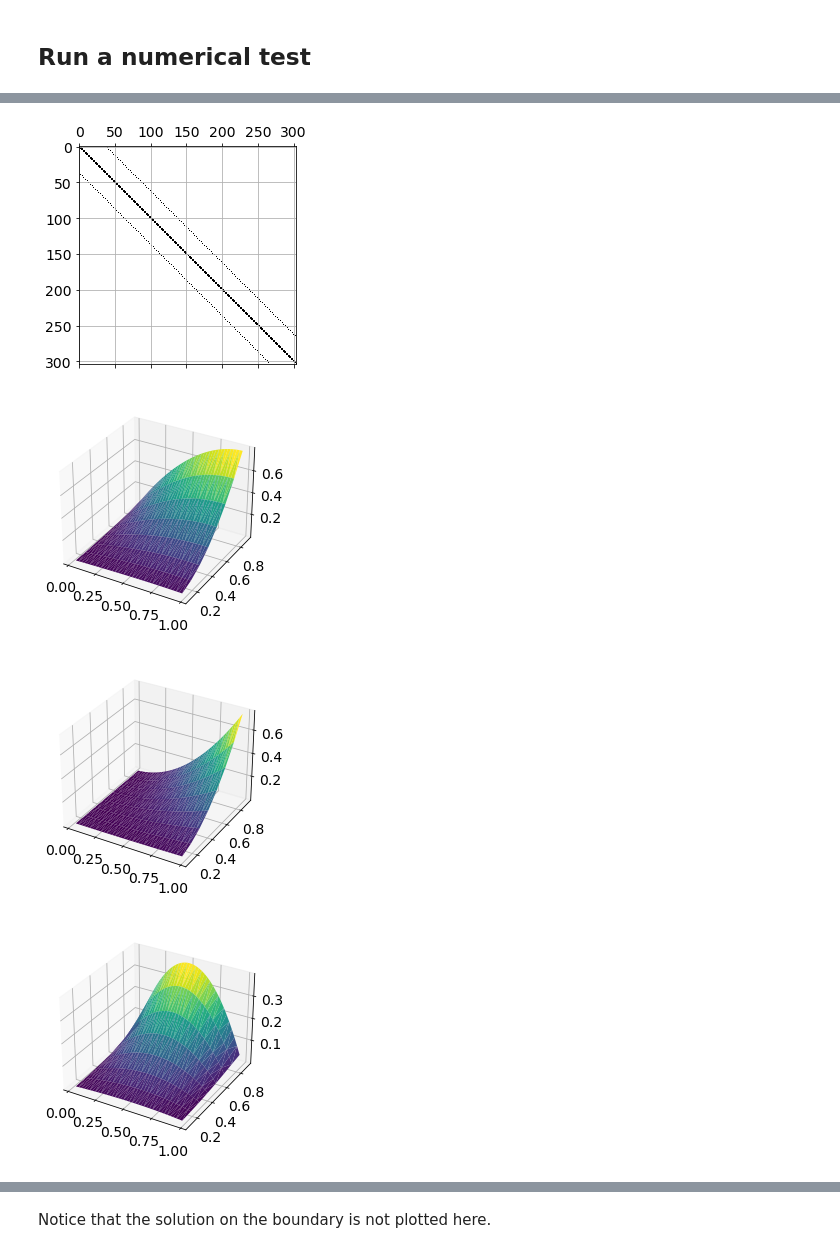
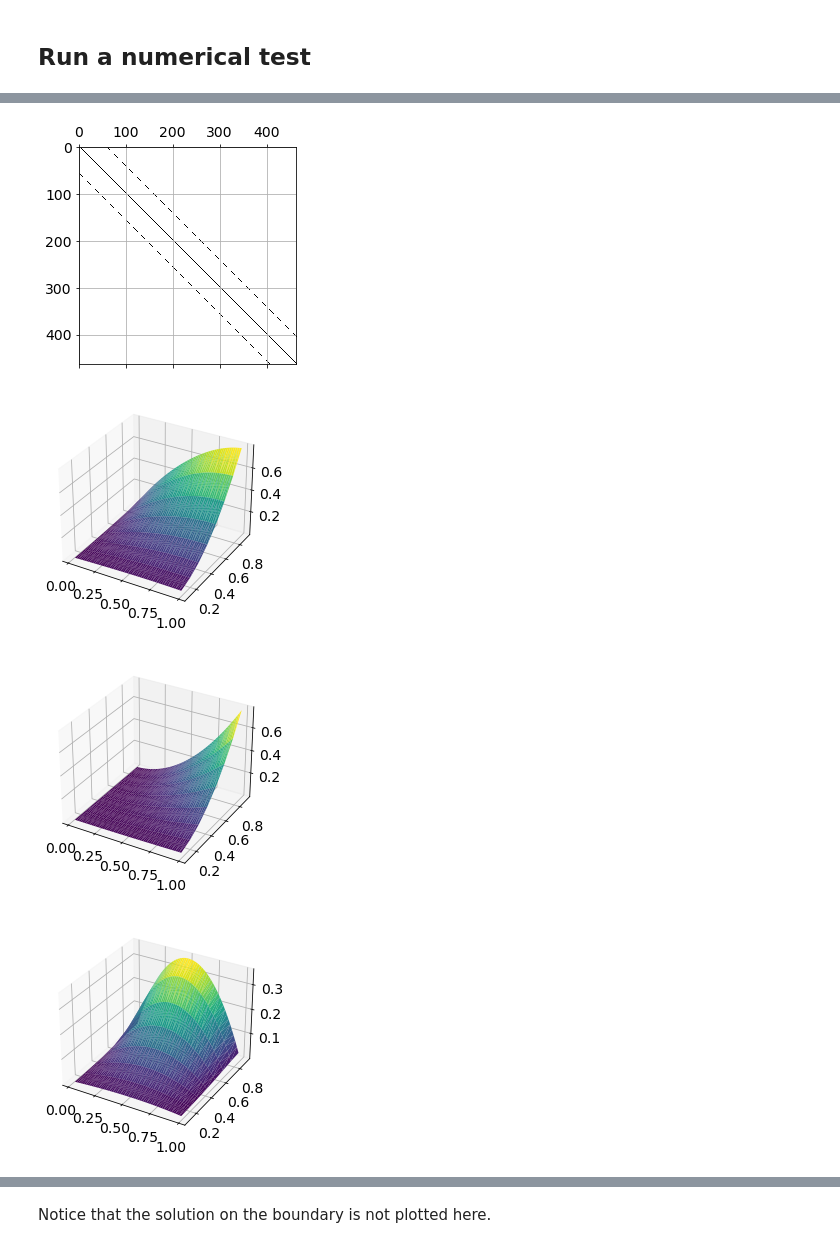
Before and after one commit to markus0800/num.diff-project-1, a Jupyter notebook: project1_version2.ipynb, the cells around one changed output, grey strips where cells are left out. Drawn from its saved outputs; the diff is of its cells as text; code cells hidden in the pictures.

```diff
--- a/project1_version2.ipynb
+++ b/project1_version2.ipynb
@@ -79,8 +79,7 @@ class BVP(object):
 # %% [markdown]
 * Implement the solver.
 # %%
-def solve_bvp(bvp):
-
+def solve_bvp(bvp, c):
     # Retrieving the mesh sizes in the two dimensions,
     # the coordinates of the points (ordered) and the
     # shape of the array of INTERNAL points
@@ -108,60 +107,60 @@ def solve_bvp(bvp):
         # the variables "x" and "y" contain the respective coordinates of the correspondin points
         # in the i-th row of the array "coord"
 
-        A[i,i] = 2*bvp.a/h**2 + 1/(2*k**2)
+        A[i,i] = 2*bvp.a/h**2 + 2/(c*k**2)
 
         # check if the stencil touches the left boundary
         if (math.isclose(x-h,0, abs_tol = tol)):
 
             A[i,i+1] = -bvp.a/h**2
-            b[i] += bvp.a*bvp.g(x-h,y)/h**2 + bvp.g(x-h,y-k)/(4*k**2)
+            b[i] += bvp.a*bvp.g(x-h,y)/h**2 + bvp.g(x-h,y-k)/(c*k**2)
 
             # check it the stencil touches also the upper boundary
             if (math.isclose(y+k,1., abs_tol = tol)):
-                b[i] += bvp.g(x+h,y+k)/(4*k**2)
+                b[i] += bvp.g(x+h,y+k)/(c*k**2)
             else:
-                A[i+1,i+M_int] = -1/(4*k**2)
+                A[i+1,i+M_int] = -1/(c*k**2)
 
             # check it the stencil touches also the lower boundary
-            if (math.isclose(y+k,0., abs_tol = tol)):
-                b[i] += 0*bvp.g(x-h,y-k)/(4*k**2)
+            if (math.isclose(y-k,0., abs_tol = tol)):
+                b[i] += 0*bvp.g(x-h,y-k)/(c*k**2)
             else:
-                A[i-1,i-M_int] = -1/(4*k**2)
+                A[i-1,i-M_int] = -1/(c*k**2)
 
         # check if the stencil touches the right boundary
         elif (math.isclose(x+h,1., abs_tol = tol)):
 
             A[i,i-1] = -bvp.a/h**2
-            b[i] += bvp.a*bvp.g(x+h,y)/h**2 + bvp.g(x+h,y+k)/(4*k**2)
+            b[i] += bvp.a*bvp.g(x+h,y)/h**2 + bvp.g(x+h,y+k)/(c*k**2)
 
             # check if the stencil touches also the lower boundary
             if (math.isclose(y-k,0., abs_tol = tol)):
-                b[i] += bvp.g(x-h,y-k)/(4*k**2)
+                b[i] += bvp.g(x-h,y-k)/(c*k**2)
             else:
-                A[i-1,i-M_int] = -1/(4*k**2)
+                A[i-1,i-M_int] = -1/(c*k**2)
 
             # check if the stencil touches also the upper boundary
             if (math.isclose(y+k,1., abs_tol = tol)):
-                b[i] += 0*bvp.g(x+h,y+k)/(4*k**2)
+                b[i] += 0*bvp.g(x+h,y+k)/(c*k**2)
             else:
-                A[i+1,i+M_int] = -1/(4*k**2)
+                A[i+1,i+M_int] = -1/(c*k**2)
 
         else:
-            # the stencil can only touch the upper or lower boundary, but not the left anf right
+            # the stencil can only touch the upper or lower boundary, but not the left and right
 
             A[i,i+1] = -bvp.a/h**2
             A[i,i-1] = -bvp.a/h**2
 
             # check if the stencil touches the upper boundary
             if (math.isclose(y+k,1., abs_tol = tol)):
-                b[i] += bvp.g(x+h,y+k)/(4*k**2)
+                b[i] += bvp.g(x+h,y+k)/(c*k**2)
             else:
-                A[i+1,i+M_int] = -1/(4*k**2)
+                A[i+1,i+M_int] = -1/(c*k**2)
             #check if the stencil touches the lower boundary
             if (math.isclose(y-k,0., abs_tol = tol)):
-                b[i] += bvp.g(x-h,y-k)/(4*k**2)
+                b[i] += bvp.g(x-h,y-k)/(c*k**2)
             else:
-                A[i-1,i-M_int] = -1/(4*k**2)
+                A[i-1,i-M_int] = -1/(c*k**2)
 
     # Plot the structure of the assembled array
     plt.spy(A)
@@ -170,12 +169,12 @@ def solve_bvp(bvp):
     # Just flip the vector
     U = np.reshape(U,-1)
 
-    return U, A,  coord
+    return U, A, coord
 # %% [markdown]
 ## Run a numerical test
 # %%
-M = N = 40
-a = 2
+M = N = 60
+a = 1
 #RHS
 def f_1(a, x, y):
     return (2*a*y**2 - 2*a*y + 8*x*y + 2*x**2 + 2*y**2 - 6*x -6*y +2 )
@@ -227,28 +227,28 @@ np.max(np.abs(-U - u_sol_3(coord[:,0], coord[:,1])))
 # %%
 ex1 = BVP(f_2,u_sol_2,M,N)
 # Solution of the problem
-U, A, coord = solve_bvp(ex1)
+U, A, coord = solve_bvp(ex1, 1)
 # Plot of the solution
 plt.figure()
 ax = plt.axes(projection='3d')
 ax.plot_trisurf(coord[:,0], coord[:,1], -U,
                 cmap='viridis', edgecolor='none');
 plt.show()
 
 plt.figure()
 ax = plt.axes(projection='3d')
 ax.plot_trisurf(coord[:,0], coord[:,1], u_sol_2(coord[:,0], coord[:,1]),cmap='viridis', edgecolor='none')
 plt.show()
 
 plt.figure()
 ax = plt.axes(projection='3d')
 ax.plot_trisurf(coord[:,0], coord[:,1], -U - u_sol_2(coord[:,0], coord[:,1]),cmap='viridis', edgecolor='none')
 plt.show()
 # %% [output]
-[figure, old version]
+[figure, new version]
-[figure, old version]
+[figure, new version]
-[figure, old version]
+[figure, new version]
-[figure, old version]
+[figure, new version]
 # %%
 ex1 = BVP(f_1,u_sol_1,M,N)
 # Solution of the problem
```
Also changed, not shown: parts of 12 cells of this notebook.
